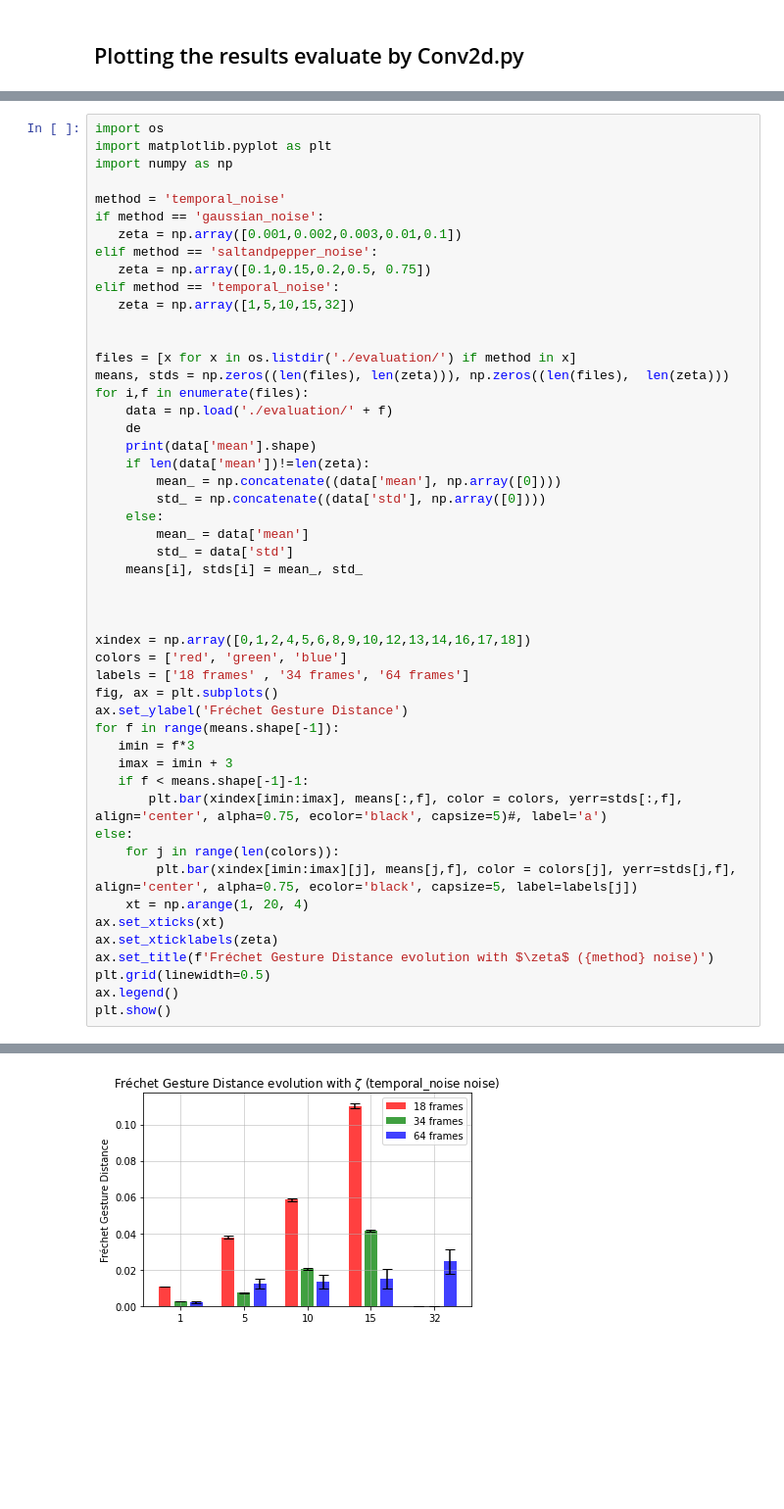
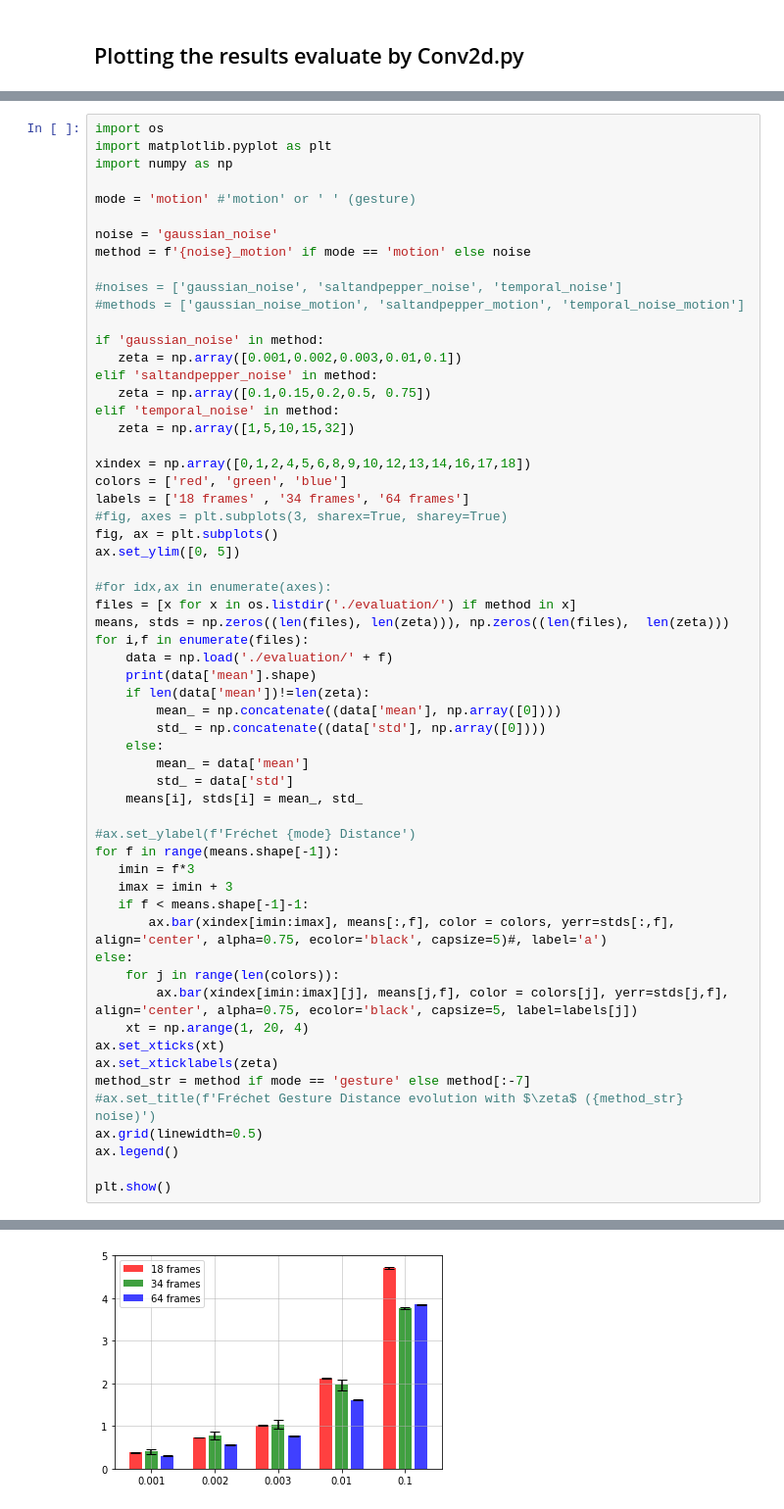
Before and after one commit to antmaio/FrechetMotionDistance, a Jupyter notebook: FGD_Conv2d.ipynb, the cells around one changed output, grey strips where cells are left out. Shown at 98% size. Drawn from its saved outputs; the diff is of its cells as text; blank space fills up the shorter version.

```diff
--- a/FGD_Conv2d.ipynb
+++ b/FGD_Conv2d.ipynb
@@ -725,20 +663,33 @@ import os
 import matplotlib.pyplot as plt
 import numpy as np
 
-method = 'temporal_noise'
-if method == 'gaussian_noise':
+mode = 'motion' #'motion' or ' ' (gesture)
+
+noise = 'gaussian_noise'
+method = f'{noise}_motion' if mode == 'motion' else noise
+
+#noises = ['gaussian_noise', 'saltandpepper_noise', 'temporal_noise']
+#methods = ['gaussian_noise_motion', 'saltandpepper_motion', 'temporal_noise_motion']
+
+if 'gaussian_noise' in method:
    zeta = np.array([0.001,0.002,0.003,0.01,0.1])
-elif method == 'saltandpepper_noise':
+elif 'saltandpepper_noise' in method:
    zeta = np.array([0.1,0.15,0.2,0.5, 0.75])
-elif method == 'temporal_noise':
+elif 'temporal_noise' in method:
    zeta = np.array([1,5,10,15,32])
 
+xindex = np.array([0,1,2,4,5,6,8,9,10,12,13,14,16,17,18])
+colors = ['red', 'green', 'blue']
+labels = ['18 frames' , '34 frames', '64 frames']
+#fig, axes = plt.subplots(3, sharex=True, sharey=True)
+fig, ax = plt.subplots()
+ax.set_ylim([0, 5])
 
+#for idx,ax in enumerate(axes):
 files = [x for x in os.listdir('./evaluation/') if method in x]
 means, stds = np.zeros((len(files), len(zeta))), np.zeros((len(files),  len(zeta)))
 for i,f in enumerate(files):
     data = np.load('./evaluation/' + f)
-    de
     print(data['mean'].shape)
     if len(data['mean'])!=len(zeta):
         mean_ = np.concatenate((data['mean'], np.array([0])))
@@ -748,26 +699,22 @@ for i,f in enumerate(files):
         std_ = data['std']
     means[i], stds[i] = mean_, std_
 
-
-
-xindex = np.array([0,1,2,4,5,6,8,9,10,12,13,14,16,17,18])
-colors = ['red', 'green', 'blue']
-labels = ['18 frames' , '34 frames', '64 frames']
-fig, ax = plt.subplots()
-ax.set_ylabel('Fréchet Gesture Distance')
+#ax.set_ylabel(f'Fréchet {mode} Distance')
 for f in range(means.shape[-1]):
    imin = f*3
    imax = imin + 3
    if f < means.shape[-1]-1:
-       plt.bar(xindex[imin:imax], means[:,f], color = colors, yerr=stds[:,f], align='center', alpha=0.75, ecolor='black', capsize=5)#, label='a')
+       ax.bar(xindex[imin:imax], means[:,f], color = colors, yerr=stds[:,f], align='center', alpha=0.75, ecolor='black', capsize=5)#, label='a')
 else:
     for j in range(len(colors)):
-        plt.bar(xindex[imin:imax][j], means[j,f], color = colors[j], yerr=stds[j,f], align='center', alpha=0.75, ecolor='black', capsize=5, label=labels[j])
+        ax.bar(xindex[imin:imax][j], means[j,f], color = colors[j], yerr=stds[j,f], align='center', alpha=0.75, ecolor='black', capsize=5, label=labels[j])
     xt = np.arange(1, 20, 4)
 ax.set_xticks(xt)
 ax.set_xticklabels(zeta)
-ax.set_title(f'Fréchet Gesture Distance evolution with $\zeta$ ({method} noise)')
-plt.grid(linewidth=0.5)
+method_str = method if mode == 'gesture' else method[:-7]
+#ax.set_title(f'Fréchet Gesture Distance evolution with $\zeta$ ({method_str} noise)')
+ax.grid(linewidth=0.5)
 ax.legend()
+
 plt.show()
 # %% [output]
@@ -777 +724 @@ plt.show()
-[figure, old version]
+[figure, new version]
```
Also changed, not shown: parts of 15 cells of this notebook, 5 other files.
